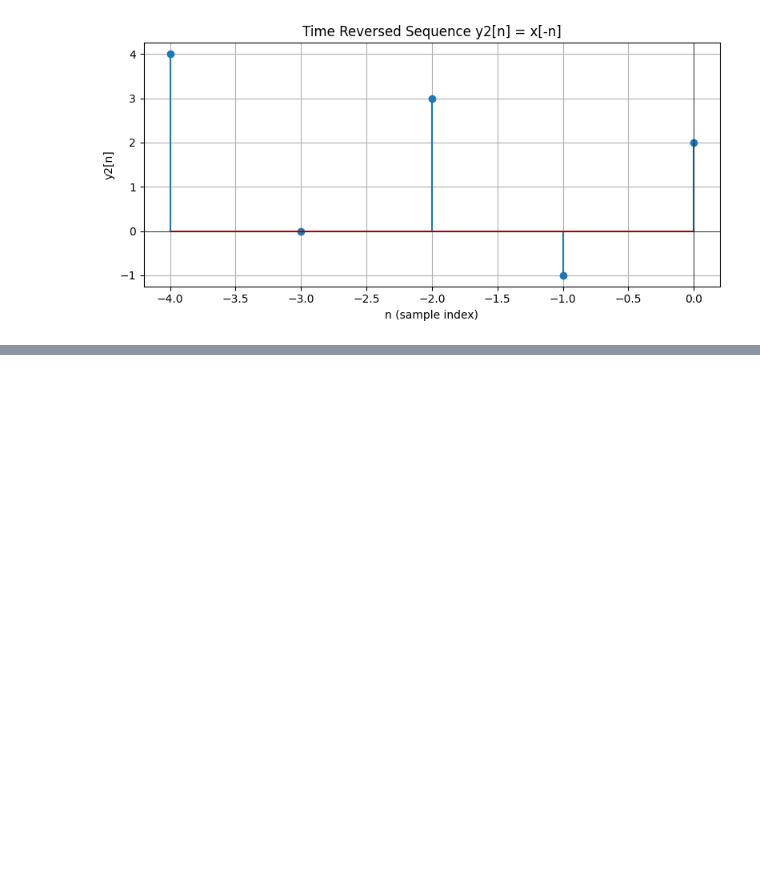
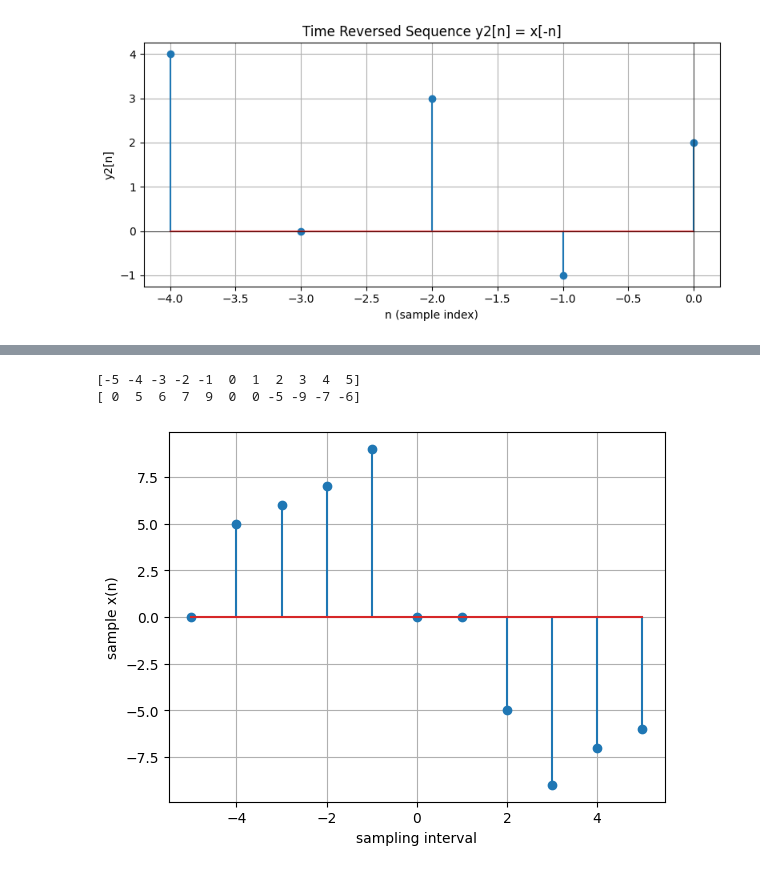
Before and after one commit to MGuian/CPE20, a Jupyter notebook: act01.ipynb, the cells around one changed output, grey strips where cells are left out. Cells and saved outputs as stored; diff of their text form; code cells hidden in the pictures; blank space fills up the shorter version.

Commit message:
Add additional graphs for the activity 1

```diff
--- a/act01.ipynb
+++ b/act01.ipynb
@@ -87,0 +93,16 @@ plt.show()
+# %%
+n = np.arange(-5,6)
+x = np.array([0, 5, 6 ,7,9,0,0, -5, -9, -7, -6])
+print(n)
+print(x)
+# %% [output]
+[-5 -4 -3 -2 -1  0  1  2  3  4  5]
+[ 0  5  6  7  9  0  0 -5 -9 -7 -6]
+# %%
+plt.stem(n,x)
+plt.xlabel('sampling interval')
+plt.ylabel('sample x(n)')
+plt.grid(True)
+plt.show()
+# %% [output]
+[figure, added]
```
Also changed, not shown: parts of 5 cells of this notebook.
